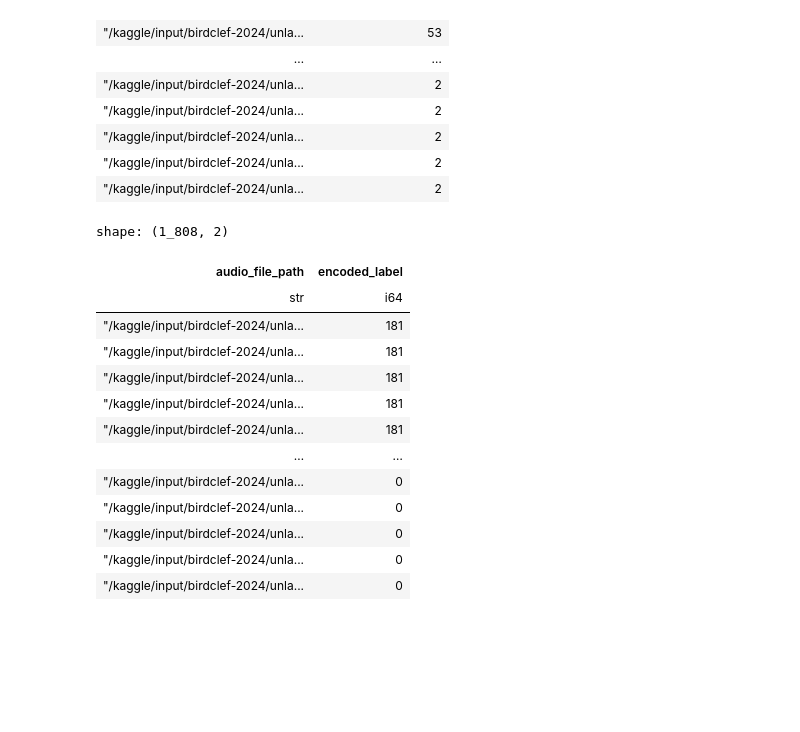
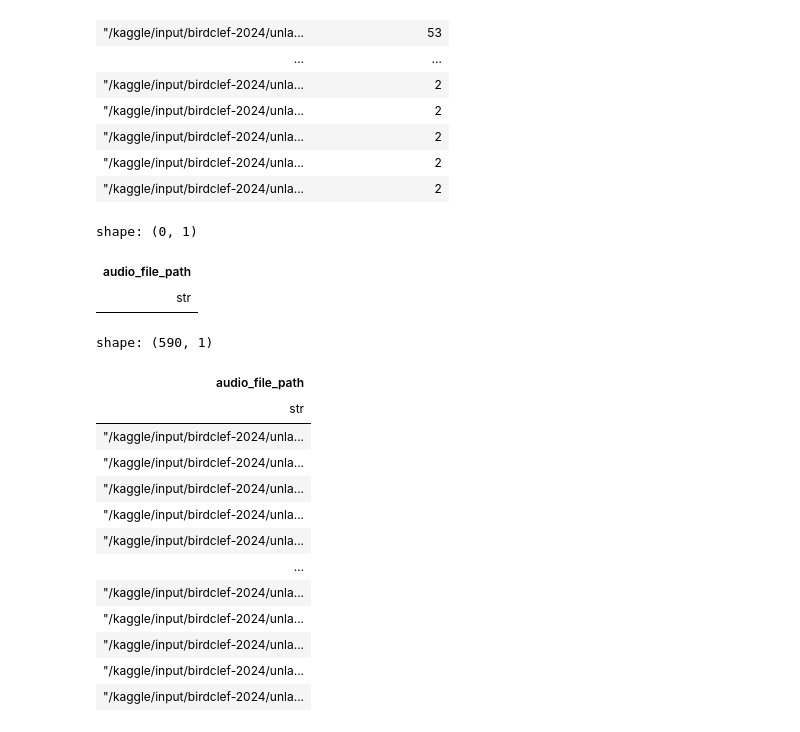
Before and after one commit to sumaniitm/BirdCLEF-2024-kaggle, a Jupyter notebook: labelling-using-kmeans.ipynb, the cells around one changed output. Drawn from its saved outputs; the diff is of its cells as text; code cells hidden in the pictures; blank space fills up the shorter version.

Commit message:
Kaggle Notebook | labelling-using-kmeans | Version 7

```diff
--- a/labelling-using-kmeans.ipynb
+++ b/labelling-using-kmeans.ipynb
@@ -599,21 +484,29 @@ shape: (284, 2)
+# %%
+final_frame = dd.sql("select * from frame_with_rn where rn = 1").pl()
 # %%
 # these files need to stay for one label only
 pl.Config(fmt_str_lengths=100)
-dd.sql(" select audio_file_path, encoded_label from frame \
-where audio_file_path in (select audio_file_path \
-from frame group by audio_file_path having count(distinct(encoded_label)) > 1) order by 2 desc").pl()
+dd.sql(" select distinct audio_file_path from final_frame where audio_file_path in (select audio_file_path \
+from final_frame group by audio_file_path having count(distinct(encoded_label)) > 1) ").pl()
 # %% [output]
-shape: (1_808, 2)
+shape: (0, 1)
-| audio_file_path | encoded_label |
-| str | i64 |
-| "/kaggle/input/birdclef-2024/unla... | 181 |
-| "/kaggle/input/birdclef-2024/unla... | 181 |
-| "/kaggle/input/birdclef-2024/unla... | 181 |
-| "/kaggle/input/birdclef-2024/unla... | 181 |
-| "/kaggle/input/birdclef-2024/unla... | 181 |
-| … | … |
-| "/kaggle/input/birdclef-2024/unla... | 0 |
-| "/kaggle/input/birdclef-2024/unla... | 0 |
-| "/kaggle/input/birdclef-2024/unla... | 0 |
-| "/kaggle/input/birdclef-2024/unla... | 0 |
-| "/kaggle/input/birdclef-2024/unla... | 0 |
+| audio_file_path |
+| str |
+# %%
+pl.Config(fmt_str_lengths=100)
+dd.sql(" select distinct audio_file_path from final_frame where audio_file_path like '%unlabeled%'").pl()
+# %% [output]
+shape: (590, 1)
+| audio_file_path |
+| str |
+| "/kaggle/input/birdclef-2024/unla... |
+| "/kaggle/input/birdclef-2024/unla... |
+| "/kaggle/input/birdclef-2024/unla... |
+| "/kaggle/input/birdclef-2024/unla... |
+| "/kaggle/input/birdclef-2024/unla... |
+| … |
+| "/kaggle/input/birdclef-2024/unla... |
+| "/kaggle/input/birdclef-2024/unla... |
+| "/kaggle/input/birdclef-2024/unla... |
+| "/kaggle/input/birdclef-2024/unla... |
+| "/kaggle/input/birdclef-2024/unla... |
```
Also changed, not shown: parts of 20 cells of this notebook.
